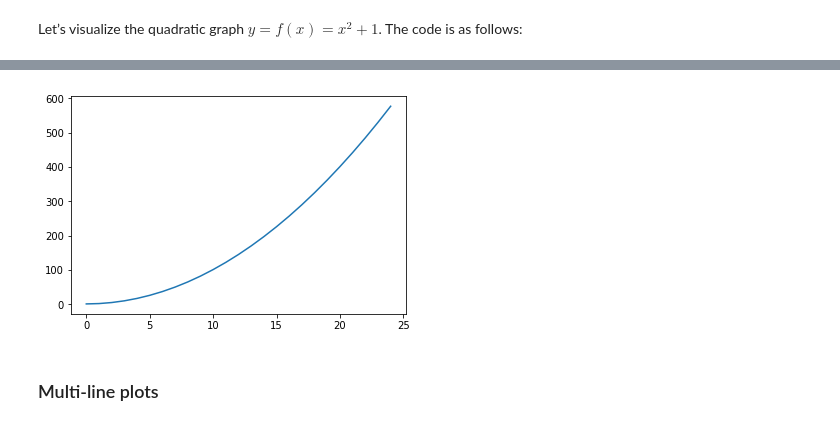
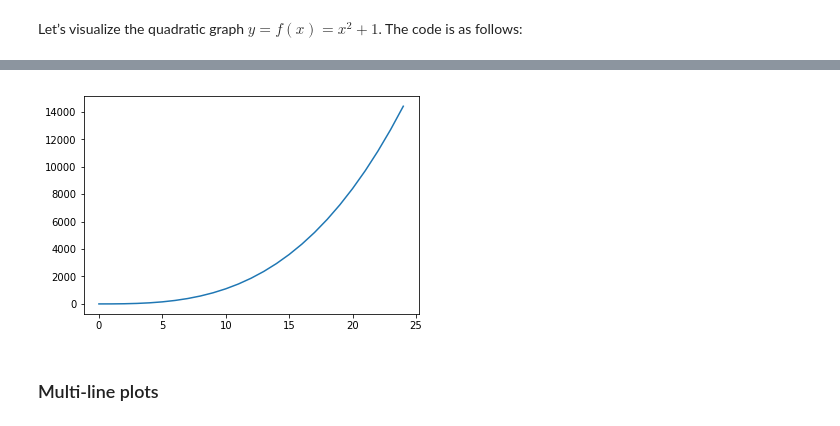
Before and after one commit to lyashevska/python-for-biomechanics, a Jupyter notebook: part2/2. Introduction to Matplotlib.ipynb, the cells around one changed output, grey strips where cells are left out. Cells and saved outputs as stored; diff of their text form; code cells hidden in the pictures.

```diff
--- a/part2/2. Introduction to Matplotlib.ipynb
+++ b/part2/2. Introduction to Matplotlib.ipynb
@@ -73,9 +83,9 @@ Let’s visualize the quadratic graph $y = f(x) = x^2+1$. The code is as follows
 # %%
 # same as
-plt.plot(x, x**2 + 1)
+plt.plot(x, x**2 + 1 + x**3)
 plt.show()
 # %% [output]
-[figure, old version]
+[figure, new version]
 # %%
 # what if we have multiple lines?
 # %% [markdown]
```
Also changed, not shown: parts of 8 cells of this notebook, 2 other files.
